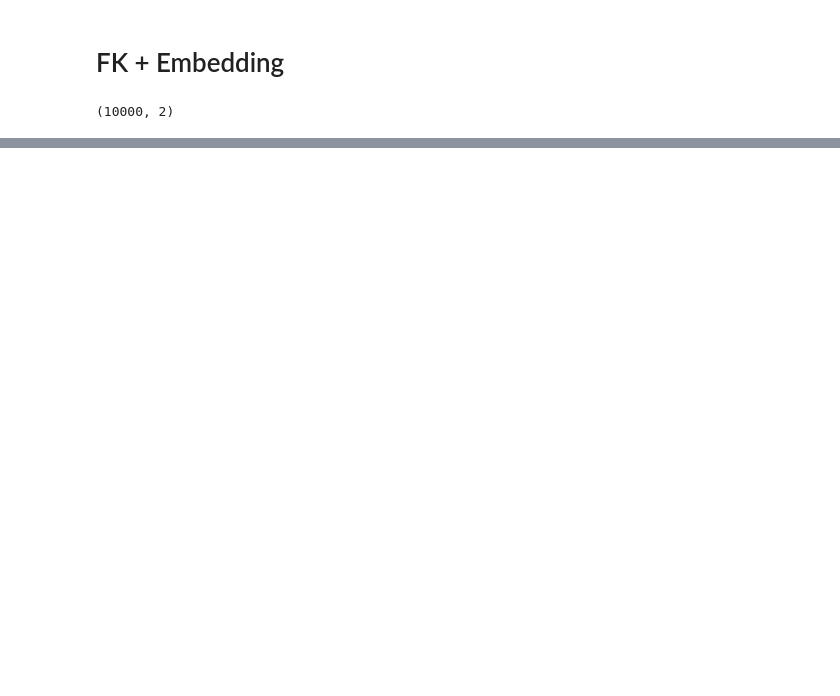
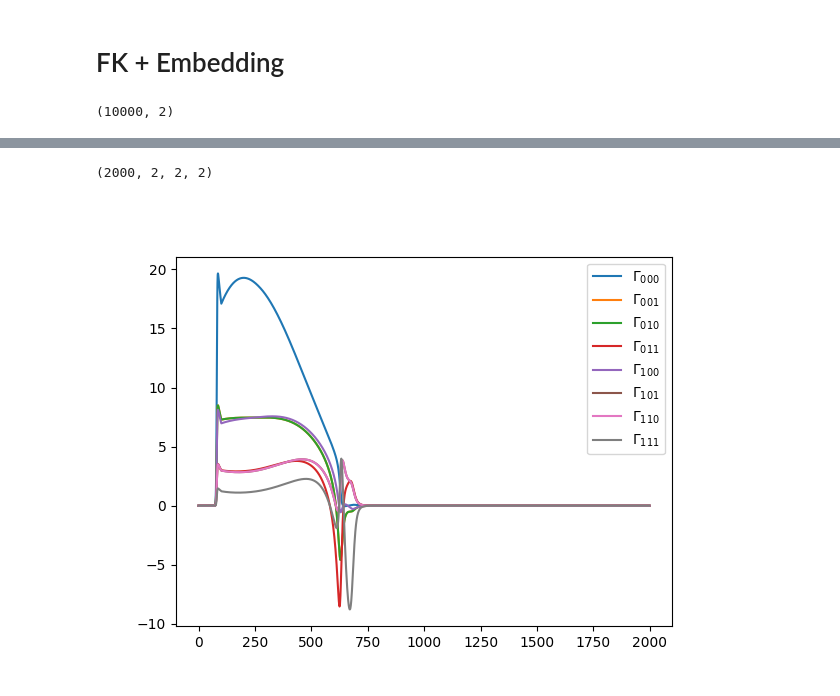
Before and after one commit to Bbosc/GDSOA, a Jupyter notebook: main.ipynb, the cells around one changed output, grey strips where cells are left out. Drawn from its saved outputs; the diff is of its cells as text; code cells hidden in the pictures; blank space fills up the shorter version.

```diff
--- a/main.ipynb
+++ b/main.ipynb
@@ -110,0 +123,17 @@ plt.show()
+# %%
+chr = np.stack(ds.christoffel_logger)
+print(chr.shape)
+plt.figure()
+plt.plot(range(chr.shape[0]), chr[:, 0, 0, 0], label=r'$\Gamma_{000}$')
+plt.plot(range(chr.shape[0]), chr[:, 0, 0, 1], label=r'$\Gamma_{001}$')
+plt.plot(range(chr.shape[0]), chr[:, 0, 1, 0], label=r'$\Gamma_{010}$')
+plt.plot(range(chr.shape[0]), chr[:, 0, 1, 1], label=r'$\Gamma_{011}$')
+plt.plot(range(chr.shape[0]), chr[:, 1, 0, 0], label=r'$\Gamma_{100}$')
+plt.plot(range(chr.shape[0]), chr[:, 1, 0, 1], label=r'$\Gamma_{101}$')
+plt.plot(range(chr.shape[0]), chr[:, 1, 1, 0], label=r'$\Gamma_{110}$')
+plt.plot(range(chr.shape[0]), chr[:, 1, 1, 1], label=r'$\Gamma_{111}$')
+plt.legend(loc='upper right')
+plt.show()
+# %% [output]
+(2000, 2, 2, 2)
+[figure, added]
```
Also changed, not shown: parts of 16 cells of this notebook, 1 other file.
